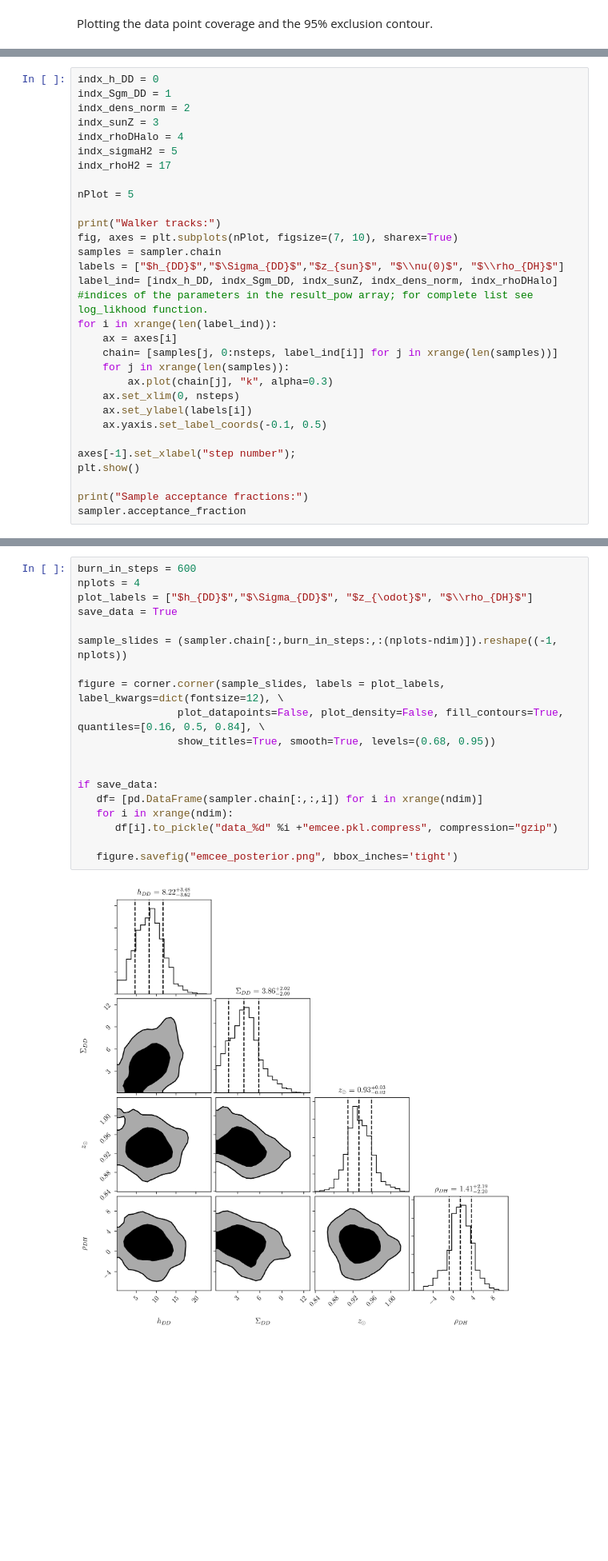
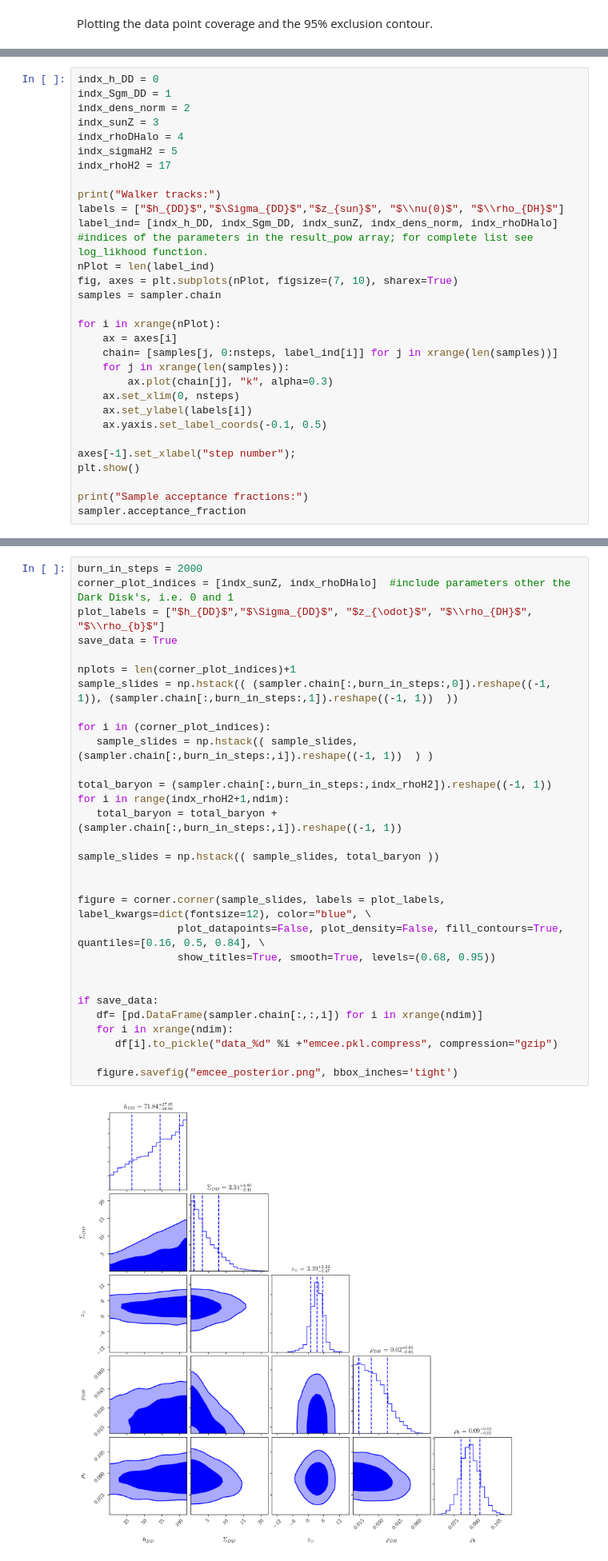
Before and after one commit to bbsonjohn/darkdisk, a Jupyter notebook: emcee_gaia.ipynb, the cells around one changed output, grey strips where cells are left out. Shown at 80% size. Saved outputs shown, nothing was run; the diff lists cells and outputs as text; blank space fills up the shorter version.

```diff
--- a/emcee_gaia.ipynb
+++ b/emcee_gaia.ipynb
@@ -404,14 +418,14 @@ indx_rhoDHalo = 4
 indx_sigmaH2 = 5
 indx_rhoH2 = 17
 
-nPlot = 5
-
 print("Walker tracks:")
+labels = ["$h_{DD}$","$\Sigma_{DD}$","$z_{sun}$", "$\\nu(0)$", "$\\rho_{DH}$"]
+label_ind= [indx_h_DD, indx_Sgm_DD, indx_sunZ, indx_dens_norm, indx_rhoDHalo]  #indices of the parameters in the result_pow array; for complete list see log_likhood function.
+nPlot = len(label_ind)
 fig, axes = plt.subplots(nPlot, figsize=(7, 10), sharex=True)
 samples = sampler.chain
-labels = ["$h_{DD}$","$\Sigma_{DD}$","$z_{sun}$", "$\\nu(0)$", "$\\rho_{DH}$"]
-label_ind= [indx_h_DD, indx_Sgm_DD, indx_sunZ, indx_dens_norm, indx_rhoDHalo]  #indices of the parameters in the result_pow array; for complete list see log_likhood function.
-for i in xrange(len(label_ind)):
+
+for i in xrange(nPlot):
     ax = axes[i]
     chain= [samples[j, 0:nsteps, label_ind[i]] for j in xrange(len(samples))]
     for j in xrange(len(samples)):
@@ -443,23 +462,34 @@ Observe the 2D cross-sections of the marginalized parameter contours. Here we cu
 
 This is just the example for the posterior distributions. In actual analysis, we require much more steps for a longer burn-in time, better exploration of parameter space and higher walker acceptance fractions. To acquire that level of precision, we will need to run the program on a grid.
 # %%
-burn_in_steps = 600
-nplots = 4
-plot_labels = ["$h_{DD}$","$\Sigma_{DD}$", "$z_{\odot}$", "$\\rho_{DH}$"]
+burn_in_steps = 2000
+corner_plot_indices = [indx_sunZ, indx_rhoDHalo]  #include parameters other the Dark Disk's, i.e. 0 and 1
+plot_labels = ["$h_{DD}$","$\Sigma_{DD}$", "$z_{\odot}$", "$\\rho_{DH}$", "$\\rho_{b}$"]
 save_data = True
 
-sample_slides = (sampler.chain[:,burn_in_steps:,:(nplots-ndim)]).reshape((-1, nplots))
+nplots = len(corner_plot_indices)+1
+sample_slides = np.hstack(( (sampler.chain[:,burn_in_steps:,0]).reshape((-1, 1)), (sampler.chain[:,burn_in_steps:,1]).reshape((-1, 1))  ))
 
-figure = corner.corner(sample_slides, labels = plot_labels, label_kwargs=dict(fontsize=12), \
+for i in (corner_plot_indices):
+   sample_slides = np.hstack(( sample_slides, (sampler.chain[:,burn_in_steps:,i]).reshape((-1, 1))  ) )
+
+total_baryon = (sampler.chain[:,burn_in_steps:,indx_rhoH2]).reshape((-1, 1))
+for i in range(indx_rhoH2+1,ndim):
+   total_baryon = total_baryon + (sampler.chain[:,burn_in_steps:,i]).reshape((-1, 1))
+
+sample_slides = np.hstack(( sample_slides, total_baryon ))
+
+
+figure = corner.corner(sample_slides, labels = plot_labels, label_kwargs=dict(fontsize=12), color="blue", \
                 plot_datapoints=False, plot_density=False, fill_contours=True, quantiles=[0.16, 0.5, 0.84], \
                 show_titles=True, smooth=True, levels=(0.68, 0.95))
 
 
 if save_data:
    df= [pd.DataFrame(sampler.chain[:,:,i]) for i in xrange(ndim)]
    for i in xrange(ndim):
       df[i].to_pickle("data_%d" %i +"emcee.pkl.compress", compression="gzip")
 
    figure.savefig("emcee_posterior.png", bbox_inches='tight')
 # %% [output]
-[figure, old version]
+[figure, new version]
```
Also changed, not shown: parts of 7 cells of this notebook.
